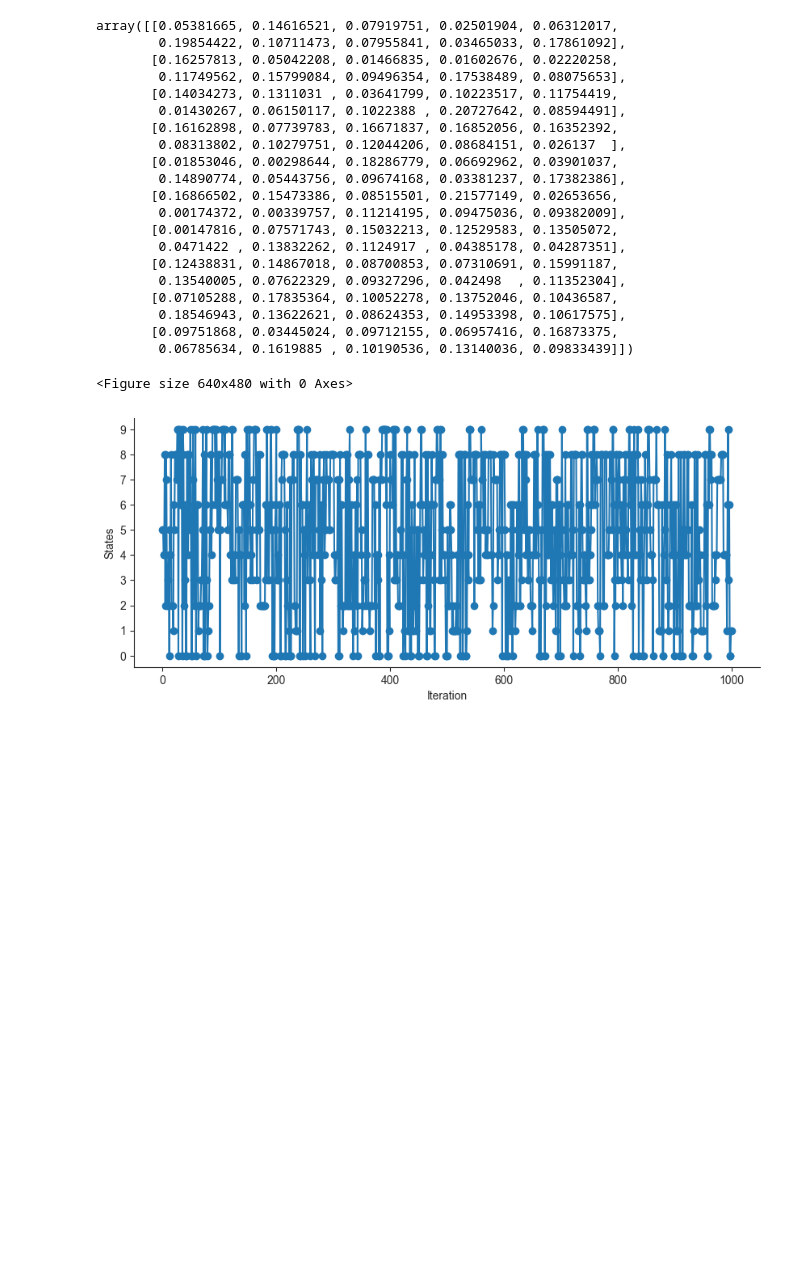
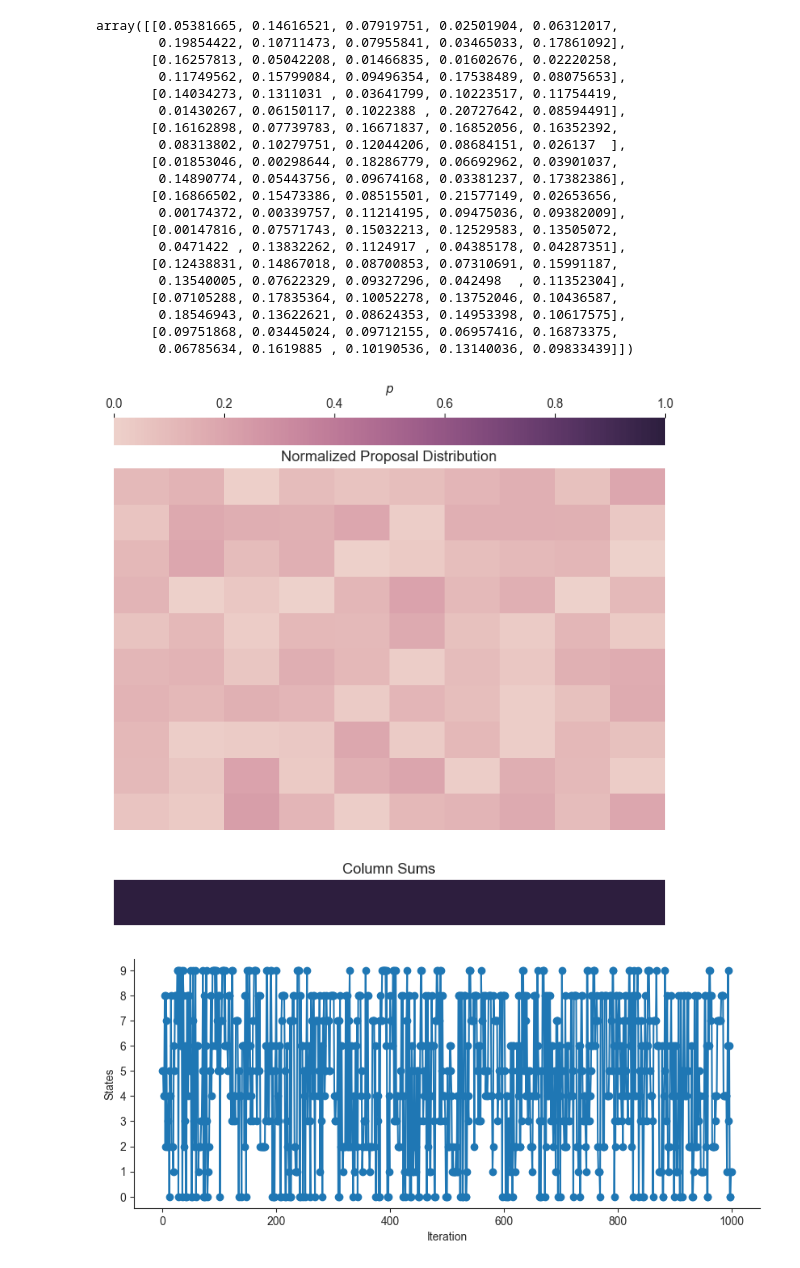
Before and after one commit to ajbarrows/uvmbayes, a Jupyter notebook: notebooks/problem_sets/20240927-problem_set_2.ipynb, the cells around one changed output. Cells and saved outputs as stored; diff of their text form; code cells hidden in the pictures; blank space fills up the shorter version.

```diff
--- a/notebooks/problem_sets/20240927-problem_set_2.ipynb
+++ b/notebooks/problem_sets/20240927-problem_set_2.ipynb
@@ -255,34 +343,35 @@ def plot_proposal_distribution(P: np.array) -> None:
 
     Args:
         P (np.array): Normalized probabilities from `create_proposal_distr_P`
     """
 
     fig, axs = plt.subplots(ncols=1, nrows=2, height_ratios=[10, 1],
                             figsize=(8, 8))
 
     cmap = sns.cubehelix_palette(as_cmap=True)
 
     cbar_kwds = {'location': 'top', 'label': r'$p$'}
 
     ax = axs[0]
 
     sns.heatmap(data=P,
                 ax=ax,
                 cmap=cmap, cbar_kws=cbar_kwds,
                 vmin=0, vmax=1)
     ax.set_axis_off()
     ax.set_title("Normalized Proposal Distribution")
 
     ax = axs[1]
     colsums = np.sum(P, axis=0)
     sns.heatmap(data=[colsums], cmap=cmap, ax=ax, cbar=False, vmin=0, vmax=1)
 
     ax.set_axis_off()
     ax.set_title("Column Sums")
 
+plot_proposal_distribution(P)
 plt.savefig(os.path.join(out_dir, "proposal_distribution.pdf"), bbox_inches='tight')
 # %% [output]
-<Figure size 640x480 with 0 Axes>
+[figure, added]
 # %%
 def propose_next_state(Z, P, init_state):
     """
```
Also changed, not shown: parts of 9 cells of this notebook, 4 other files.
